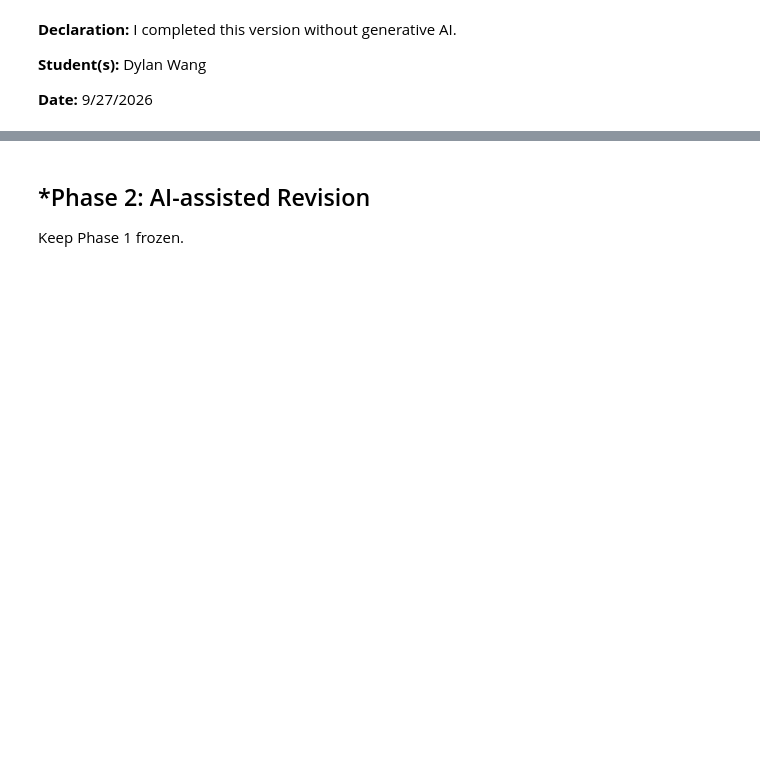
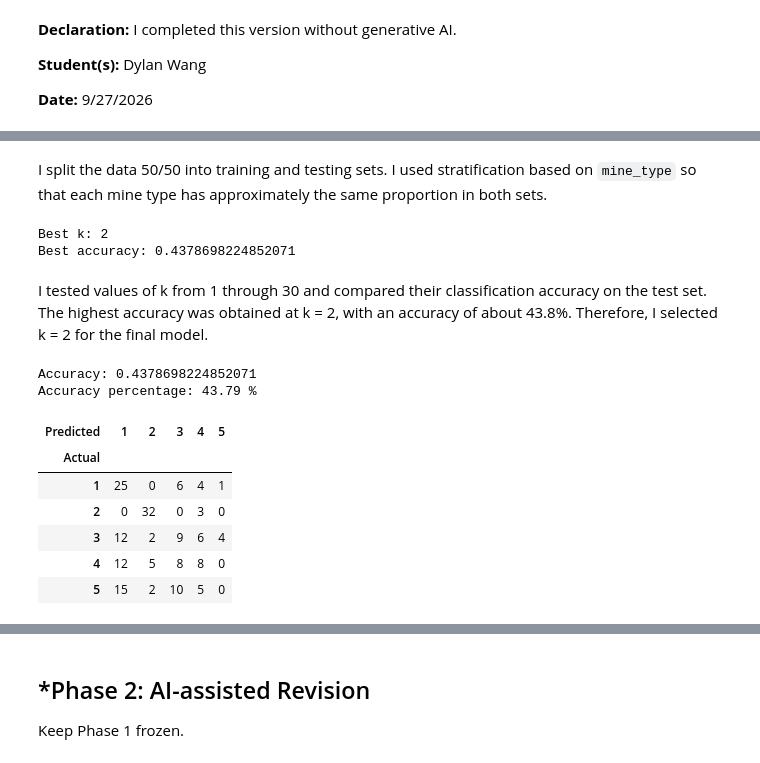
Before and after one commit to yilinw762/A03-knn, a Jupyter notebook: notebook.ipynb, the cells around one changed output, grey strips where cells are left out. Drawn from its saved outputs; the diff is of its cells as text; code cells hidden in the pictures; blank space fills up the shorter version.

```diff
--- a/notebook.ipynb
+++ b/notebook.ipynb
@@ -54,0 +180,63 @@ notebook before beginning Phase 2.
+# %% [markdown]
+I split the data 50/50 into training and testing sets. I used stratification
+based on `mine_type` so that each mine type has approximately the same
+proportion in both sets.
+# %%
+# question 3:
+k_values = range(1, 31)
+accuracies = []
+
+# loop through each k value, train the model, and calculate accuracy
+for k in k_values:
+    model = KNeighborsClassifier(n_neighbors=k)
+    model.fit(X_train, y_train)
+
+    predictions = model.predict(X_test)
+    accuracy = accuracy_score(y_test, predictions)
+
+    accuracies.append(accuracy)
+
+# get the best k
+best_k = k_values[np.argmax(accuracies)]
+
+print("Best k:", best_k)
+print("Best accuracy:", max(accuracies))
+# %% [output]
+Best k: 2
+Best accuracy: 0.4378698224852071
+# %% [markdown]
+I tested values of k from 1 through 30 and compared their classification
+accuracy on the test set. The highest accuracy was obtained at k = 2, with
+an accuracy of about 43.8%. Therefore, I selected k = 2 for the final model.
+# %%
+# question 4:
+
+best_model = KNeighborsClassifier(n_neighbors=best_k)
+
+best_model.fit(X_train, y_train)
+
+y_pred = best_model.predict(X_test)
+
+accuracy = accuracy_score(y_test, y_pred)
+
+print("Accuracy:", accuracy)
+print("Accuracy percentage:", round(accuracy * 100, 2), "%")
+
+confusion = pd.crosstab(
+    y_test,
+    y_pred,
+    rownames=["Actual"],
+    colnames=["Predicted"]
+)
+
+confusion
+# %% [output]
+Accuracy: 0.4378698224852071
+Accuracy percentage: 43.79 %
+| Predicted | 1 | 2 | 3 | 4 | 5 |
+| Actual |  |  |  |  |  |
+| 1 | 25 | 0 | 6 | 4 | 1 |
+| 2 | 0 | 32 | 0 | 3 | 0 |
+| 3 | 12 | 2 | 9 | 6 | 4 |
+| 4 | 12 | 5 | 8 | 8 | 0 |
+| 5 | 15 | 2 | 10 | 5 | 0 |
```
Also changed, not shown: parts of 7 cells of this notebook.
